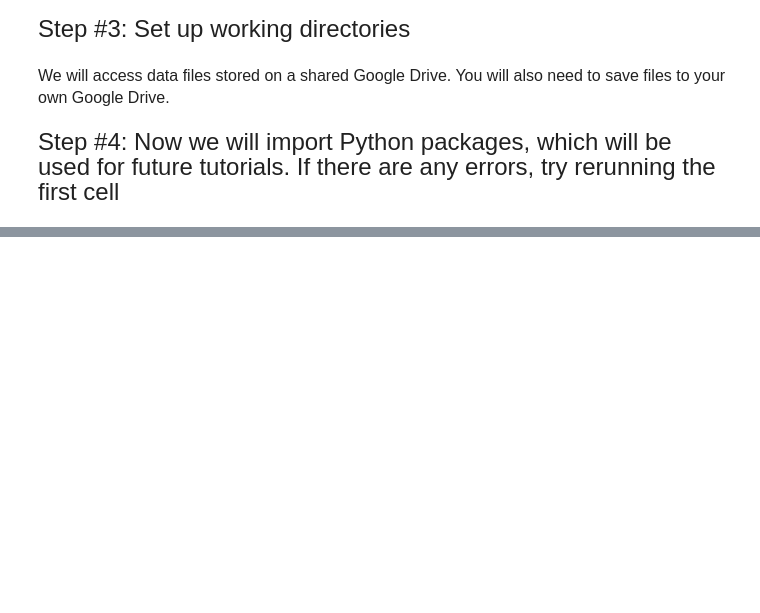
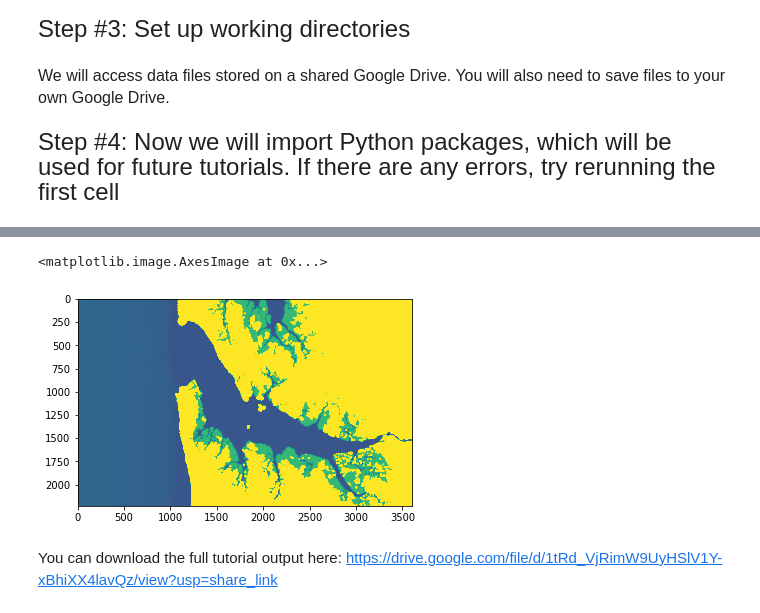
Before and after one commit to achri19/komo_estuary_tutorial, a Jupyter notebook: 6_Post_Process.ipynb, the cells around one changed output, grey strips where cells are left out. Saved outputs shown, nothing was run; the diff lists cells and outputs as text; code cells hidden in the pictures; blank space fills up the shorter version.

```diff
--- a/6_Post_Process.ipynb
+++ b/6_Post_Process.ipynb
@@ -100,9 +102,6 @@ from BYOM_extra import (make_segments_for_swot)
 from BYOM_Utilities_V1 import (make_watermask, build_directory)
 # %%
 AOI = 'komo'
-modelpath = '/content/drive/MyDrive/komo/Simulations/komo_300cms_20210101_Elevation_ocean-GEBCO_land-GLO30_above1260m-wdpower_below1260m-plane_wetland-uni0m_lakes-uni1_Meshes_base_100000m2_BrBout'
-scenario = modelpath.split('/')[-1]
-mesh_path = folders[3] + scenario.split('_')[-4:-2]
 
 res = 30 #meters
 print('\n')
@@ -110,4 +109,10 @@ print('Study area is ' + AOI)
 print('Resolution of this setup is %sm' %(res))
 
 working_path,folders = build_directory(mounted_drive, AOI)
+
+modelpath = '/content/drive/MyDrive/komo/Simulations/komo_300cms_20210101_Elevation_ocean-GEBCO_land-GLO30_above1260m-wdpower_below1260m-plane_wetland-uni05m_lakes-uni1_Meshes_base_100000m2_BrBout'
+scenario = modelpath.split('/')[-1]
+print(scenario)
+mesh_path = folders[3] + '_'.join(scenario.split('_')[-4:-1])
+print(mesh_path)
 # %% [output]
@@ -180,0 +204,10 @@ CNES SWOT simulator files will be here: /Volumes/FortressL3/ANUGA/GlobalDeltas/e
+# %%
+stage1 = rasterio.open(modelpath + '/outputRST/stage/komo_300cms_20210101_Elevation_ocean-GEBCO_land-GLO30_above1260m-wdpower_below1260m-plane_wetland-uni05m_lakes-uni1_Meshes_base_100000m2_BrBout_stage_1_Time_1800.tif')
+
+plt.imshow(stage1.read(1),vmin=-0.5,vmax=1)
+# %% [output]
+<matplotlib.image.AxesImage at 0x...>
+[figure, added]
+# %% [markdown]
+You can download the full tutorial output here:
+https://drive.google.com/file/d/1tRd_VjRimW9UyHSlV1Y-xBhiXX4lavQz/view?usp=share_link
```
Also changed, not shown: parts of 7 cells of this notebook.
